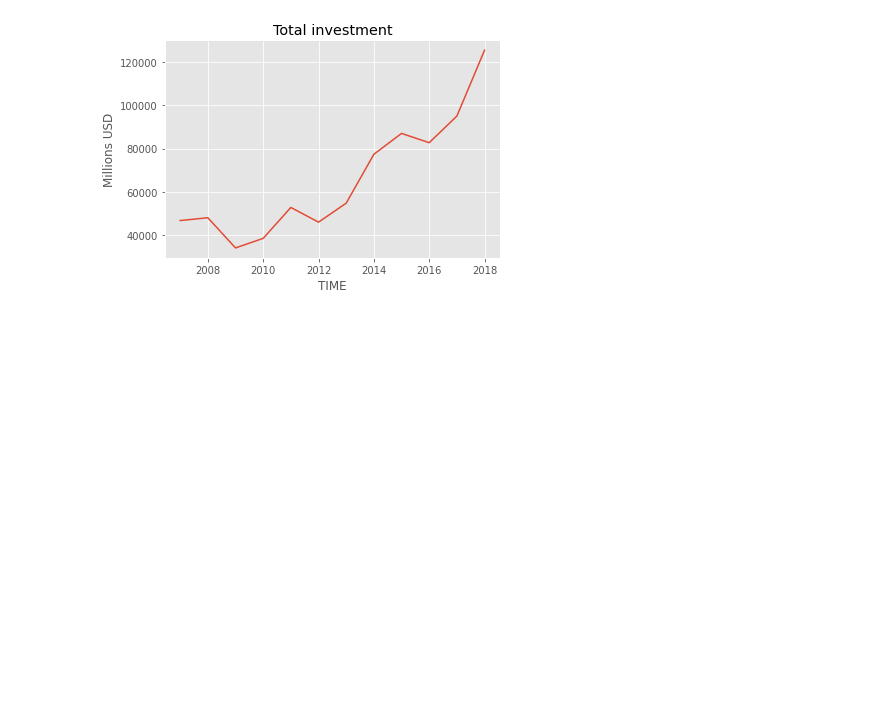
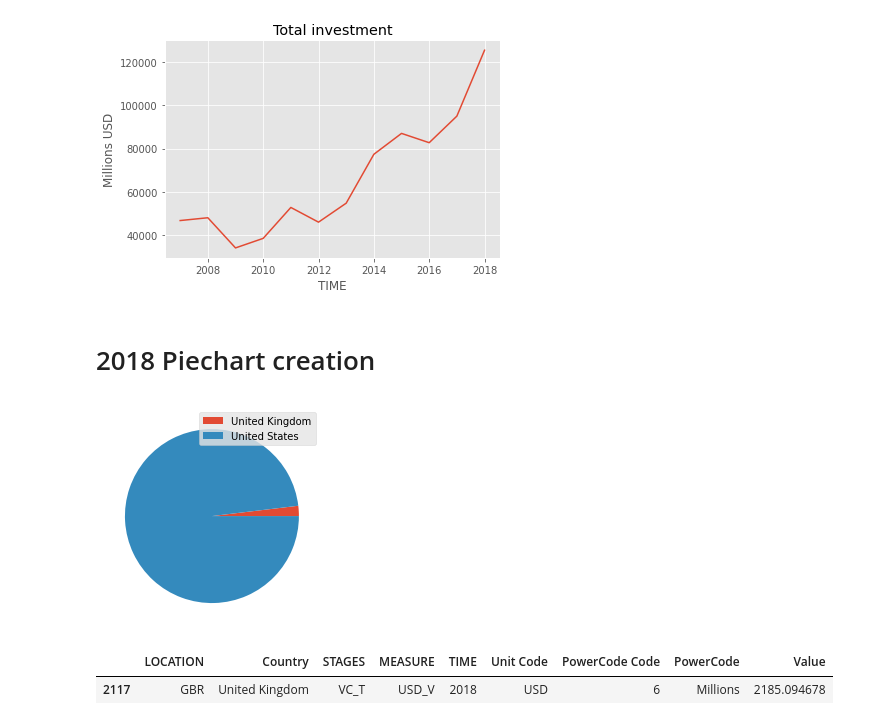
Before and after one commit to csd-oss/vc-investmemt, a Jupyter notebook: VC_Investment.ipynb, the cells around one changed output. Cells and saved outputs as stored; diff of their text form; code cells hidden in the pictures; blank space fills up the shorter version.

Commit message:
us uk pie chart

```diff
--- a/VC_Investment.ipynb
+++ b/VC_Investment.ipynb
@@ -86,3 +86,20 @@ plt.ylabel('Millions USD')
 plt.show()
 # %% [output]
 [figure]
+# %% [markdown]
+# 2018 Piechart creation
+# %%
+filt_total_2018 = (df_usd['TIME']==2018)&(df_usd['STAGES']=='VC_T')
+filt_other = df_usd['Value'] > 2185.094678
+
+plt.pie(df_usd[filt_total_2018&filt_other]['Value'])
+plt.legend(df_usd[filt_total_2018&filt_other]['Country'] )
+
+plt.show()
+# %% [output]
+[figure, added]
+# %%
+df_usd[(df_usd['LOCATION']=="GBR")&(df_usd['TIME']==2018)&(df_usd['STAGES']=='VC_T') ]
+# %% [output]
+|  | LOCATION | Country | STAGES | MEASURE | TIME | Unit Code | PowerCode Code | PowerCode | Value |
+| 2117 | GBR | United Kingdom | VC_T | USD_V | 2018 | USD | 6 | Millions | 2185.094678 |
```
Also changed, not shown: parts of 1 cell of this notebook.
